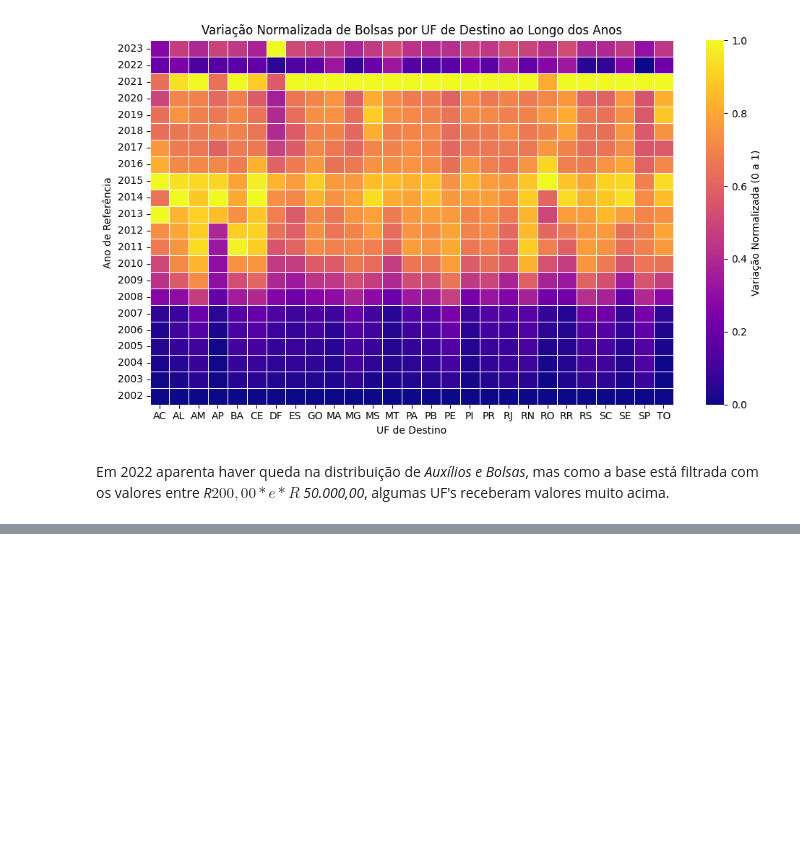
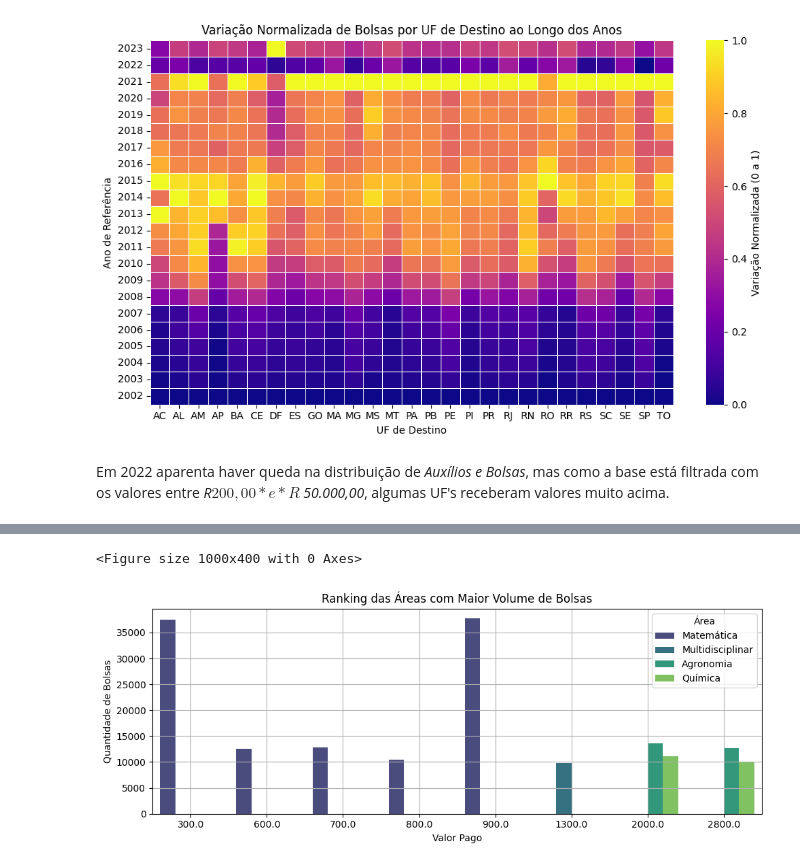
Before and after one commit to SidneyJunior01234/CD_IMD-EDA_AUX_BOLS_CNPq, a Jupyter notebook: Notebooks/EDA_CNPq.ipynb, the cells around one changed output, grey strips where cells are left out. Saved outputs shown, nothing was run; the diff lists cells and outputs as text; code cells hidden in the pictures; blank space fills up the shorter version.

```diff
--- a/Notebooks/EDA_CNPq.ipynb
+++ b/Notebooks/EDA_CNPq.ipynb
@@ -555,0 +558,3 @@ Em 2022 aparenta haver queda na distribuição de *Auxílios e Bolsas*, mas como
+# %%
+analise_2 = dataset.copy()
+analise_2.info()
@@ -555,0 +581,4 @@ Em 2022 aparenta haver queda na distribuição de *Auxílios e Bolsas*, mas como
+# %%
+analise_2_area = analise_2.groupby(['Valor Pago'])['Área'].value_counts().sort_values(ascending=False).reset_index(name='Qtd Valor por Area')
+analise_2_area = analise_2_area[:10]
+analise_2_area
@@ -555,0 +597,12 @@ Em 2022 aparenta haver queda na distribuição de *Auxílios e Bolsas*, mas como
+# %%
+plt.figure(figsize=(10, 4))
+sns.barplot(x='Valor Pago', y='Qtd Valor por Area', data=analise_2_area, palette='viridis', hue='Área', legend=True)
+plt.title('Ranking das Áreas com Maior Volume de Bolsas')
+plt.xlabel('Valor Pago')
+plt.ylabel('Quantidade de Bolsas')
+plt.tight_layout()
+plt.grid()
+plt.show()
+# %% [output]
+<Figure size 1000x400 with 0 Axes>
+[figure, added]
```
Also changed, not shown: parts of 15 cells of this notebook.
